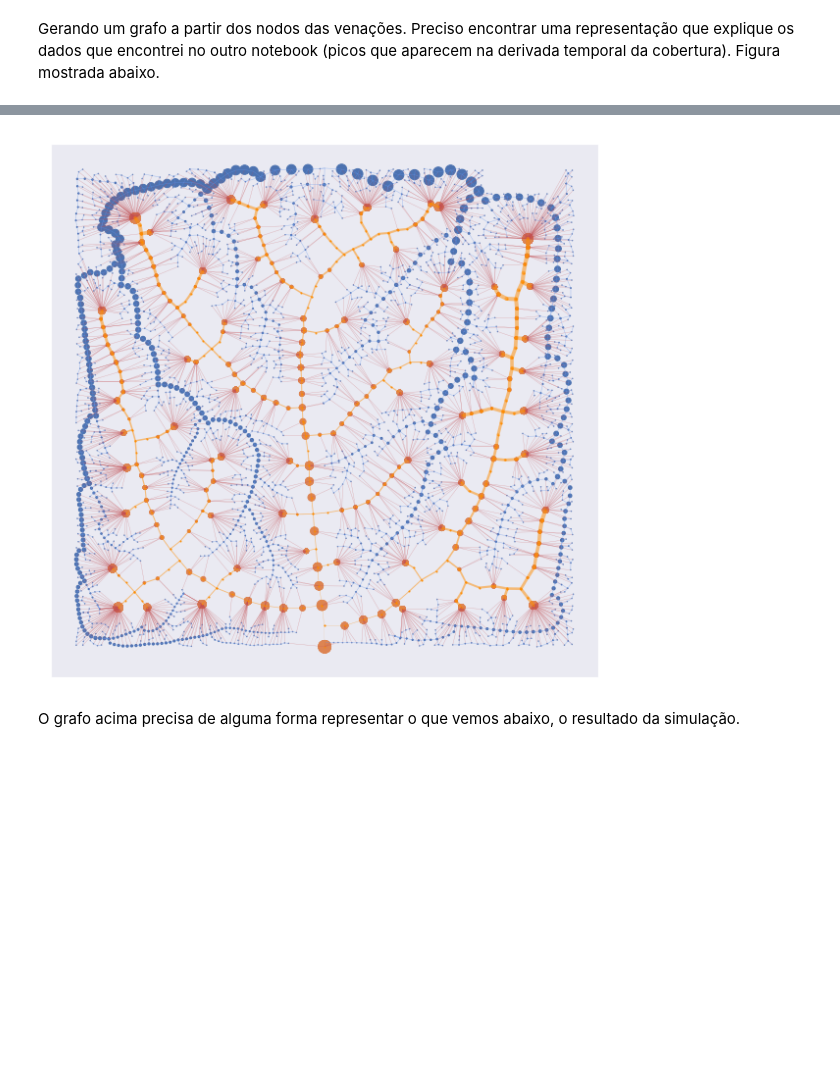
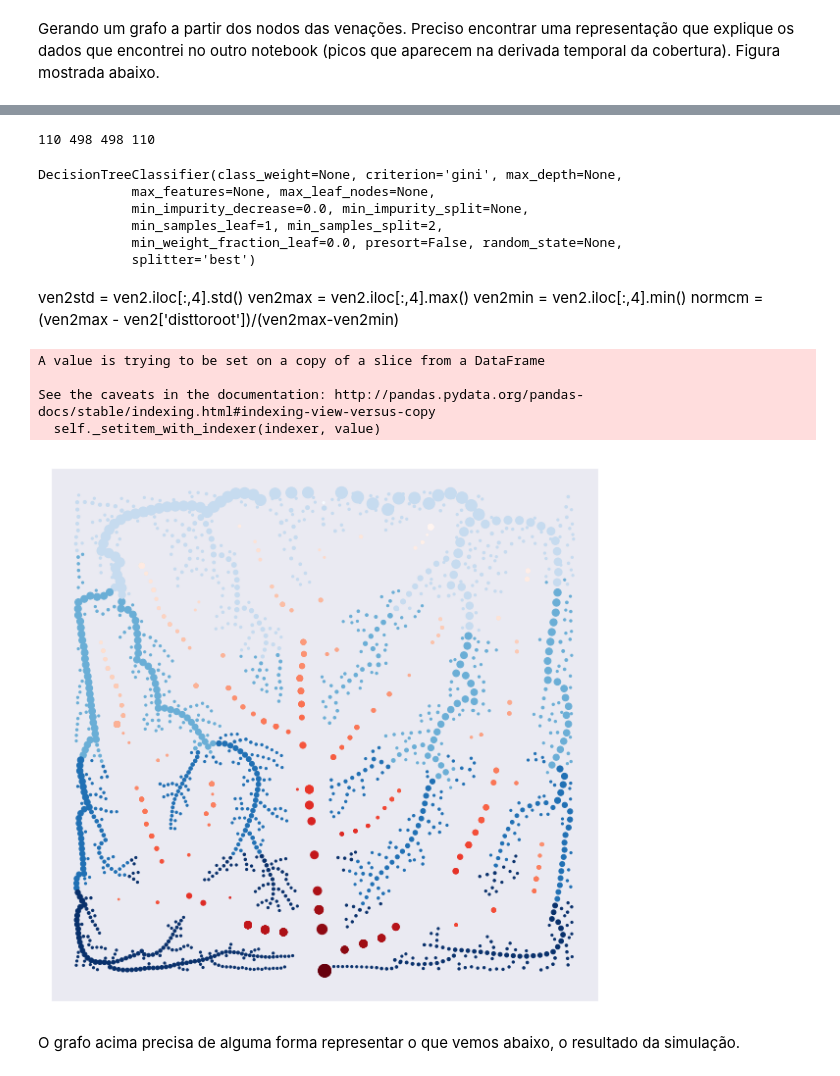
Before and after one commit to CaioMar/Venacao, a Jupyter notebook: Distance_histogram.ipynb, the cells around one changed output, grey strips where cells are left out. Saved outputs shown, nothing was run; the diff lists cells and outputs as text; code cells hidden in the pictures; blank space fills up the shorter version.

Commit message:
Updating Notebook file - improving the network visualization

```diff
--- a/Distance_histogram.ipynb
+++ b/Distance_histogram.ipynb
@@ -79,0 +88,21 @@ Gerando um grafo a partir dos nodos das venações. Preciso encontrar uma repres
+# %%
+print(Xtest.size,Xtrain.size,ytrain.size,ytest.size)
+# %% [output]
+110 498 498 110
+# %%
+tree = DecisionTreeClassifier()
+tree.fit(Xtrain,ytrain)
+# %% [output]
+DecisionTreeClassifier(class_weight=None, criterion='gini', max_depth=None,
+            max_features=None, max_leaf_nodes=None,
+            min_impurity_decrease=0.0, min_impurity_split=None,
+            min_samples_leaf=1, min_samples_split=2,
+            min_weight_fraction_leaf=0.0, presort=False, random_state=None,
+            splitter='best')
+# %% [markdown]
+ven2std = ven2.iloc[:,4].std()
+ven2max = ven2.iloc[:,4].max()
+ven2min = ven2.iloc[:,4].min()
+normcm = (ven2max - ven2['disttoroot'])/(ven2max-ven2min)
+# %%
+cvendata['count'][pd.isna(cvendata['count']) ]= tree.predict(Xtest)
@@ -80,19 +111,32 @@ Gerando um grafo a partir dos nodos das venações. Preciso encontrar uma repres
+# %%
+disc = list(data['disttoroot'].quantile(np.linspace(0,1,5)))
+# %%
+data['dtrootclass']=0
+for i in range(0,len(disc)-1):
+    data['dtrootclass'].loc[(data['disttoroot']>disc[i]) &  (data['disttoroot']<disc[i+1])] = float(i)+1.0
+# %% [output]
+A value is trying to be set on a copy of a slice from a DataFrame
+
+See the caveats in the documentation: http://pandas.pydata.org/pandas-docs/stable/indexing.html#indexing-view-versus-copy
+  self._setitem_with_indexer(indexer, value)
 # %%
 # @hidden_cell
 fig = plt.figure(figsize=(10,10))
-plt.scatter(data['v2x'],data['v2y'],s=np.power(10*np.array(data['v2width']),1.79))
-plt.scatter(data['vx'],data['vy'],s=data['count']+np.power(3*np.array(data['vwidth']),2.82))
-for i in range(data.shape[0]):
-    plt.plot(data.iloc[i][5:9:2],data.iloc[i][6:9:2],'-r',linewidth=0.3,alpha=0.5)
-for i in range(ven.shape[0]):
-    plt.plot(ven.iloc[i][0:4:2],ven.iloc[i][1:4:2],'-o',c='darkorange',markersize=1,linewidth=ven.iloc[i][4]/ven.iloc[:,4].std(),alpha=0.5)
-for i in range(ven2.shape[0]):
-    plt.plot(ven2.iloc[i][0:4:2],ven2.iloc[i][1:4:2],'-',c='cornflowerblue',linewidth=0.5,alpha=0.5)
+plt.scatter(data['v2x'],data['v2y'],s=np.power(10*np.array(data['v2width'])+2,1.79),c=data['dtrootclass'], cmap=plt.get_cmap('Blues'))
+#plt.scatter(data['vx'],data['vy'],s=data['count']+np.power(3*np.array(data['vwidth']),2.82),c=(data['disttorootp'].max()-data['disttorootp'])/data['disttorootp'].std(), cmap=plt.get_cmap('Oranges'))
+plt.scatter(cvendata['vx'],cvendata['vy'],s=cvendata['count']+np.power(3*np.array(cvendata['vwidth']),2.82),c=(cvendata['disttorootp'].max()-cvendata['disttorootp'])/cvendata['disttorootp'].std(), cmap=plt.get_cmap('Reds'))
+#plt.scatter(cvendata['vx'],cvendata['vy'],c=(cvendata['disttorootp'].max()-cvendata['disttorootp'])/cvendata['disttorootp'].std(), cmap=plt.get_cmap('Reds'))
+#for i in range(data.shape[0]):
+#    plt.plot(data.iloc[i][5:9:2],data.iloc[i][6:9:2],'-r',linewidth=0.3,alpha=0.5)
+#for i in range(ven.shape[0]):
+#    plt.plot(ven.iloc[i][0:4:2],ven.iloc[i][1:4:2],'-o',c='sandybrown',markersize=1,linewidth=ven.iloc[i][4]/venstd,alpha=0.5)
+#for i in range(ven2.shape[0]):
+#    plt.plot(ven2.iloc[i][0:4:2],ven2.iloc[i][1:4:2],'-',c='cornflowerblue',linewidth=(ven2max - ven2.iloc[i][4])/ven2std + 0.5,alpha=0.5)
 plt.xticks([])
 plt.yticks([])
 plt.show()
 # %% [output]
-[figure, old version]
+[figure, new version]
 # %% [markdown]
 O grafo acima precisa de alguma forma representar o que vemos abaixo, o resultado da simulação.
 # %%
```
Also changed, not shown: parts of 20 cells of this notebook.
